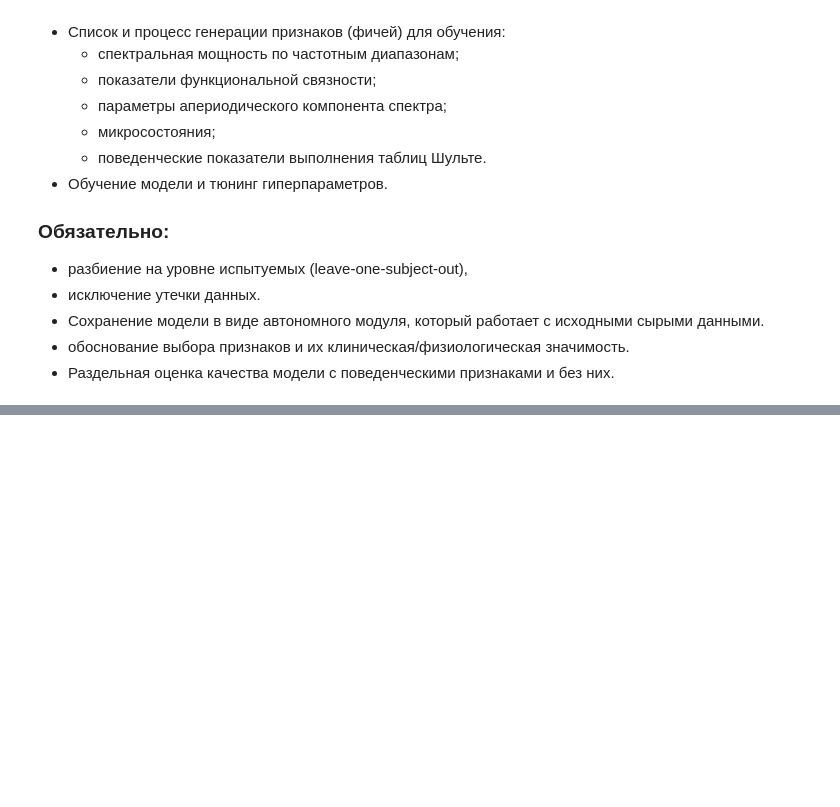
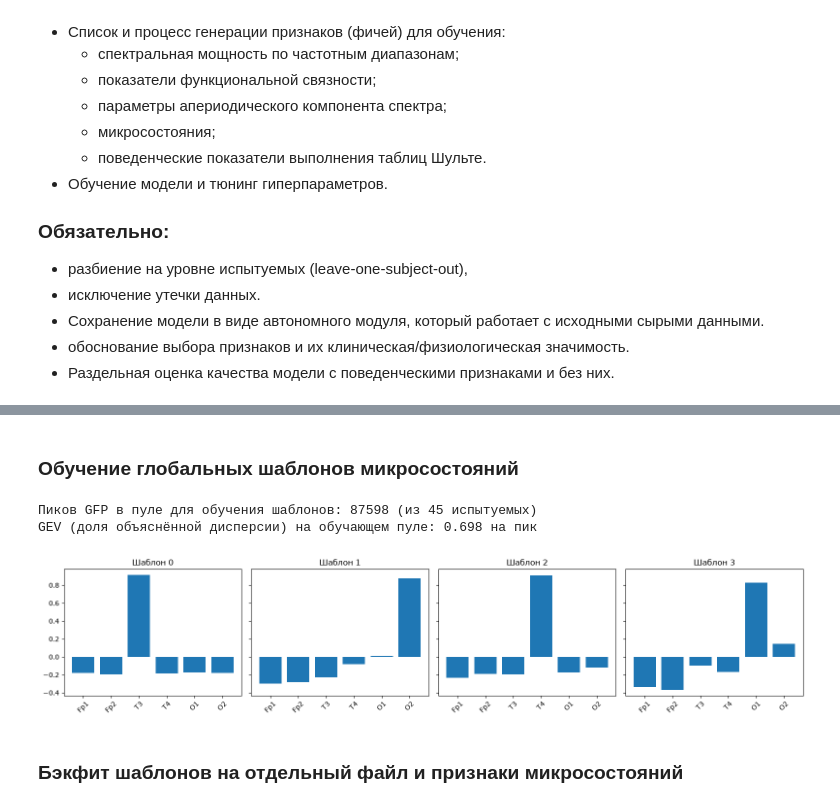
Before and after one commit to steministka/atacheskaya-panika, a Jupyter notebook: assets/2-preprocessing.ipynb, the cells around one changed output, grey strips where cells are left out. Cells and saved outputs as stored; diff of their text form; code cells hidden in the pictures; blank space fills up the shorter version.

```diff
--- a/assets/2-preprocessing.ipynb
+++ b/assets/2-preprocessing.ipynb
@@ -20,0 +345,31 @@
+# %%
+random.seed(0)
+sample_files = []
+for group_dir in sorted(DATA_DIR.iterdir()):
+    if not group_dir.is_dir():
+        continue
+    subj_dirs = [d for d in group_dir.iterdir() if d.is_dir()]
+    for subj_dir in random.sample(subj_dirs, min(15, len(subj_dirs))):
+        for f in subj_dir.glob("*.edf"):
+            sample_files.append((group_dir.name, subj_dir.name, f))
+
+diag_rows = []
+for group, subj, f in sample_files:
+    try:
+        raw = mne.io.read_raw_edf(f, preload=True, verbose=False)
+        raw.pick(CHANNELS)
+        t0 = time.time()
+        _, log = preprocess_raw(raw)
+        elapsed = time.time() - t0
+        diag_rows.append(dict(
+            group=group, subject=subj, file=f.name, kind=classify_file(f.stem),
+            n_bad_channels=log["n_bad_channels"], n_ica_excluded=log["n_ica_excluded"],
+            ica_fit_ok=log["ica_fit_ok"], referenced=log["referenced"],
+            notes="; ".join(log["notes"]), elapsed_s=elapsed,
+        ))
+    except Exception as e:
+        diag_rows.append(dict(group=group, subject=subj, file=f.name, error=str(e)))
+
+diag_df = pd.DataFrame(diag_rows)
+print("Ошибок:", diag_df.get("error", pd.Series(dtype=object)).notna().sum(), "из", len(diag_df))
+diag_df.describe(include="all")
@@ -20,0 +566,2 @@
+# %% [markdown]
+### Обучение глобальных шаблонов микросостояний
@@ -20,0 +647,21 @@
+# %%
+# обучаем один раз, шаблоны фиксируются для всего последующего анализа
+MS_TEMPLATES = fit_global_microstate_templates(DATA_DIR, n_subjects_per_group=15, seed=RANDOM_STATE)
+np.save(OUT_DIR / "microstate_templates.npy", MS_TEMPLATES)
+# %% [output]
+Пиков GFP в пуле для обучения шаблонов: 87598 (из 45 испытуемых)
+GEV (доля объяснённой дисперсии) на обучающем пуле: 0.698 на пик
+# %%
+# визуализация шаблонов как псевдо-топографий (упрощённо: столбиковая диаграмма по 6 каналам,
+# т.к. полноценный topomap на 6 разреженных точках малоинформативен)
+fig, axes = plt.subplots(1, N_MICROSTATES, figsize=(4 * N_MICROSTATES, 3.5), sharey=True)
+for k in range(N_MICROSTATES):
+    axes[k].bar(CHANNELS, MS_TEMPLATES[k])
+    axes[k].set_title(f"Шаблон {k}")
+    axes[k].tick_params(axis="x", rotation=45)
+plt.tight_layout()
+plt.show()
+# %% [output]
+[figure, added]
+# %% [markdown]
+### Бэкфит шаблонов на отдельный файл и признаки микросостояний
```
Also changed, not shown: parts of 70 cells of this notebook, 2 other files.
